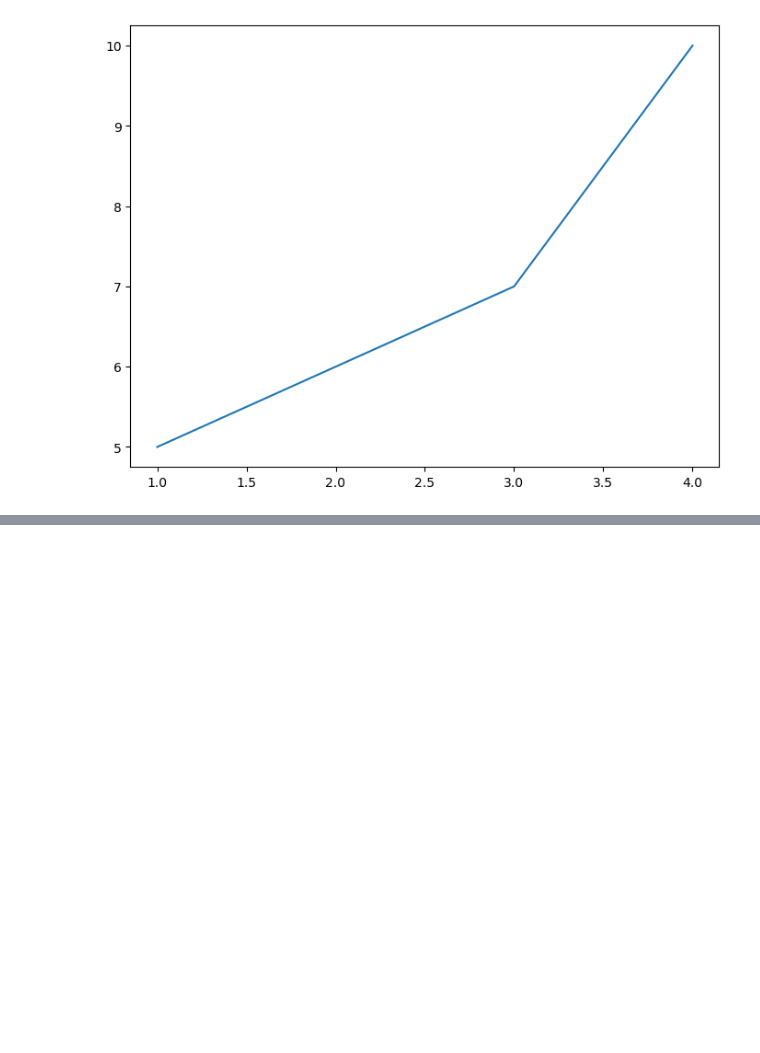
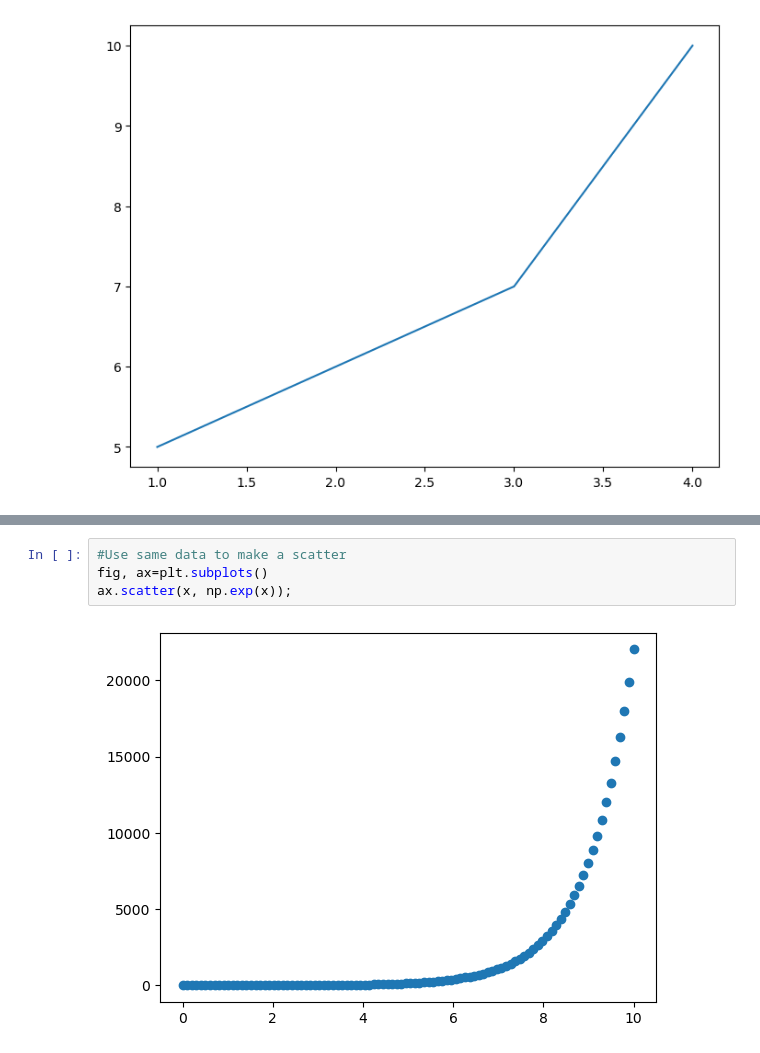
Before and after one commit to JaikumarPaswan/ML-Learning, a Jupyter notebook: introduction-to-matplotlib.ipynb, the cells around one changed output, grey strips where cells are left out. Saved outputs shown, nothing was run; the diff lists cells and outputs as text; blank space fills up the shorter version.

```diff
--- a/introduction-to-matplotlib.ipynb
+++ b/introduction-to-matplotlib.ipynb
@@ -40,0 +92,6 @@ ax.plot(x,y); #add some data
+# %%
+#Use same data to make a scatter
+fig, ax=plt.subplots()
+ax.scatter(x, np.exp(x));
+# %% [output]
+[figure, added]
```
Also changed, not shown: parts of 9 cells of this notebook, 1 other file.
